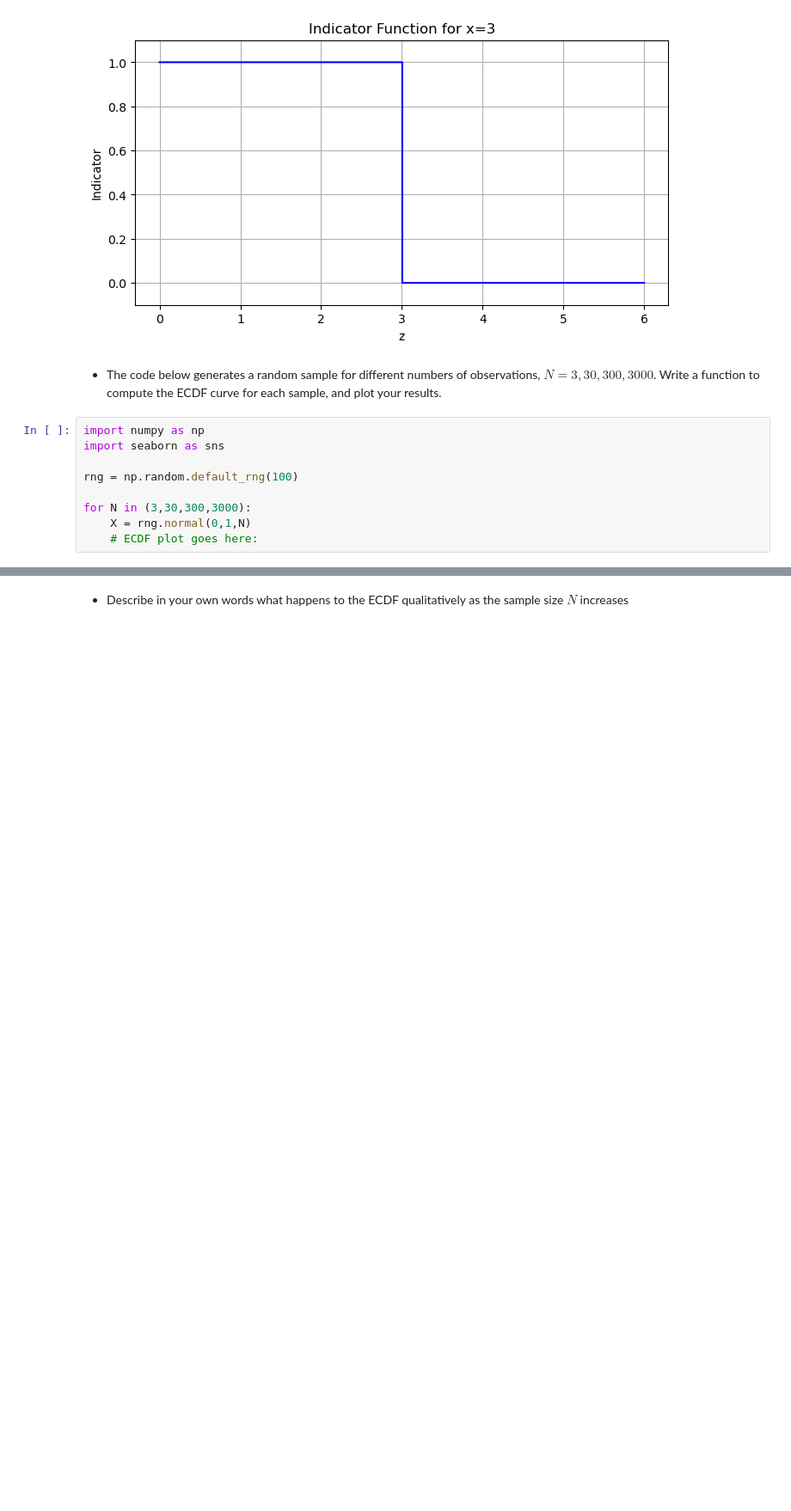
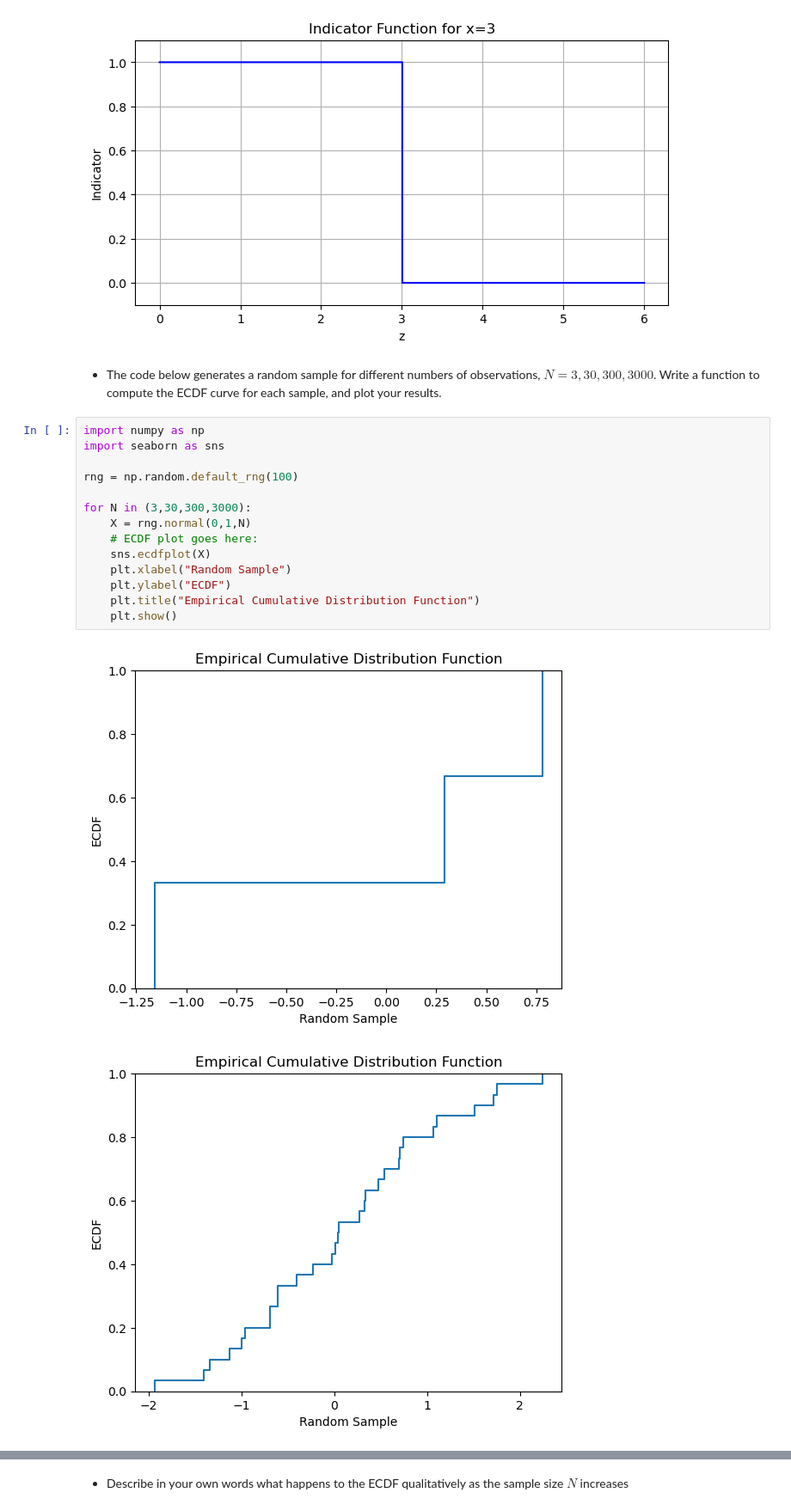
Before and after one commit to lderos/DS-5030-Assignments, a Jupyter notebook: assignment_2-1.ipynb, the cells around one changed output, grey strips where cells are left out. Shown: that part at 86% size. Drawn from its saved outputs; the diff is of its cells as text; blank space fills up the shorter version.

```diff
--- a/assignment_2-1.ipynb
+++ b/assignment_2-1.ipynb
@@ -157,9 +159,17 @@ plt.show()
 # %%
 import numpy as np
 import seaborn as sns
 
 rng = np.random.default_rng(100)
 
 for N in (3,30,300,3000):
     X = rng.normal(0,1,N)
     # ECDF plot goes here:
+    sns.ecdfplot(X)
+    plt.xlabel("Random Sample")
+    plt.ylabel("ECDF")
+    plt.title("Empirical Cumulative Distribution Function")
+    plt.show()
+# %% [output]
+[figure, added]
+[figure, added]
```
Also changed, not shown: parts of 27 cells of this notebook.
